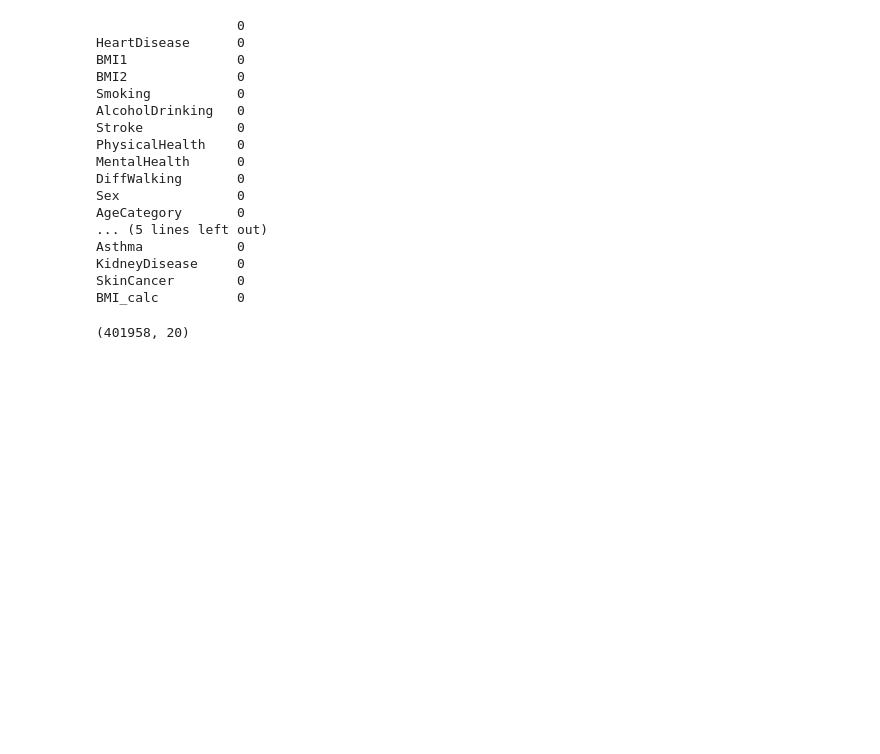
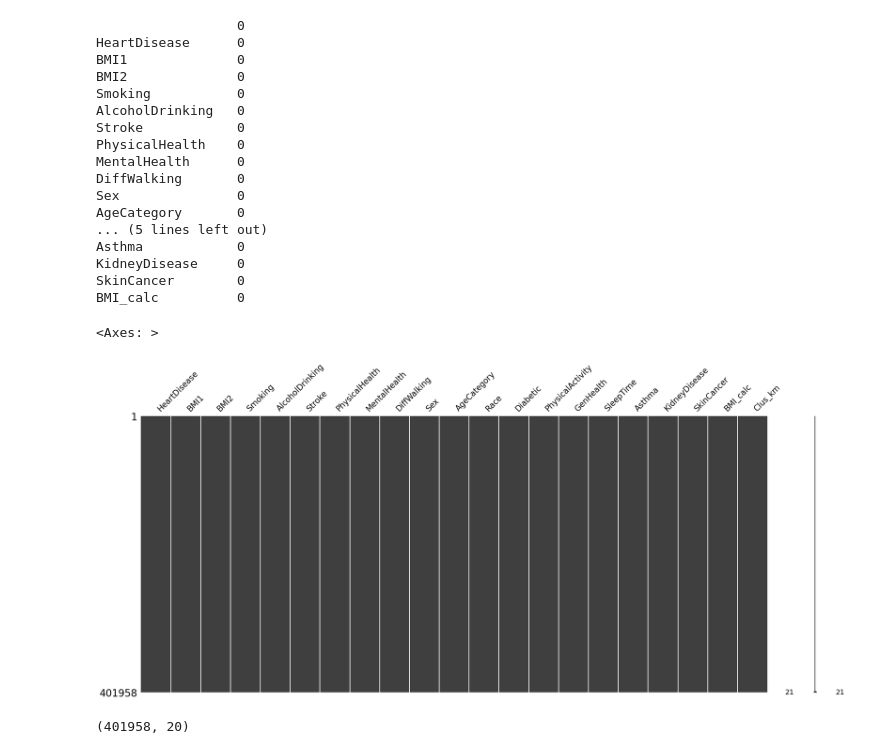
Before and after one commit to yahyamomtaz/Heart-Attack-Project, a Jupyter notebook: heart-attack-complete-project.ipynb, the cells around one changed output. Drawn from its saved outputs; the diff is of its cells as text; code cells hidden in the pictures; blank space fills up the shorter version.

```diff
--- a/heart-attack-complete-project.ipynb
+++ b/heart-attack-complete-project.ipynb
@@ -318,6 +326,11 @@ Asthma            0
 KidneyDisease     0
 SkinCancer        0
 BMI_calc          0
+# %%
+msno.matrix(df_imputed)
+# %% [output]
+<Axes: >
+[figure, added]
 # %%
 df_imputed.to_csv('heart_imputed_2.csv', index=False)
 # %%
```
Also changed, not shown: parts of 2 cells of this notebook.
